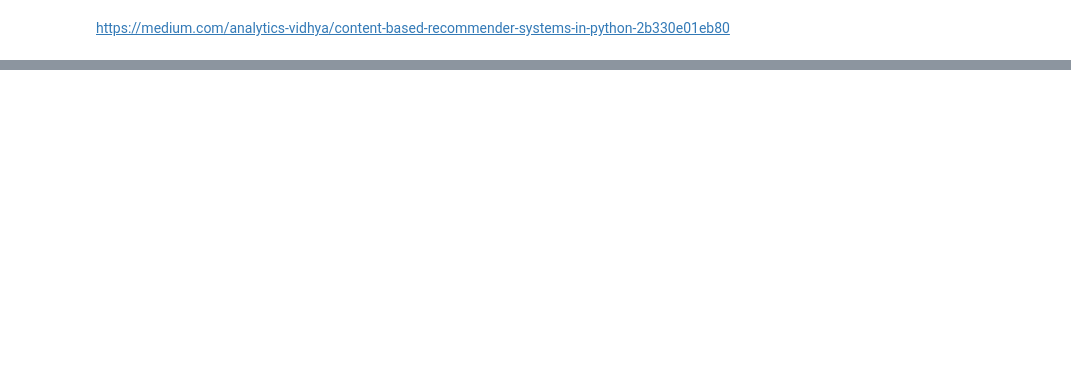
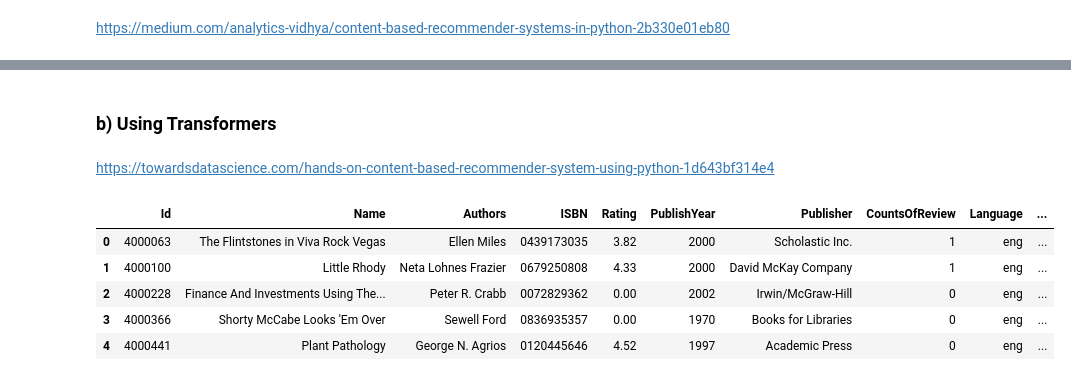
Before and after one commit to cecilegltslmcs/recommender_sys_books, a Jupyter notebook: P7_02_notebookmodelisation.ipynb, the cells around one changed output, grey strips where cells are left out. Drawn from its saved outputs; the diff is of its cells as text; code cells hidden in the pictures; blank space fills up the shorter version.

Commit message:
Adding transformers for modelisation

```diff
--- a/P7_02_notebookmodelisation.ipynb
+++ b/P7_02_notebookmodelisation.ipynb
@@ -325,0 +363,4 @@ recommend_books_based_on_linear_kernel('Pet Sematary')
+# %% [markdown]
+### b) Using Transformers
+# %% [markdown]
+https://towardsdatascience.com/hands-on-content-based-recommender-system-using-python-1d643bf314e4
@@ -325,0 +374,10 @@ recommend_books_based_on_linear_kernel('Pet Sematary')
+# %%
+data = pd.read_parquet(path+"books_with_complete_description.parquet.gzip")
+data.head()
+# %% [output]
+|  | Id | Name | Authors | ISBN | Rating | PublishYear | Publisher | CountsOfReview | Language | ... |
+| 0 | 4000063 | The Flintstones in Viva Rock Vegas | Ellen Miles | 0439173035 | 3.82 | 2000 | Scholastic Inc. | 1 | eng | ... |
+| 1 | 4000100 | Little Rhody | Neta Lohnes Frazier | 0679250808 | 4.33 | 2000 | David McKay Company | 1 | eng | ... |
+| 2 | 4000228 | Finance And Investments Using The... | Peter R. Crabb | 0072829362 | 0.00 | 2002 | Irwin/McGraw-Hill | 0 | eng | ... |
+| 3 | 4000366 | Shorty McCabe Looks 'Em Over | Sewell Ford | 0836935357 | 0.00 | 1970 | Books for Libraries | 0 | eng | ... |
+| 4 | 4000441 | Plant Pathology | George N. Agrios | 0120445646 | 4.52 | 1997 | Academic Press | 0 | eng | ... |
```
Also changed, not shown: parts of 8 cells of this notebook.
